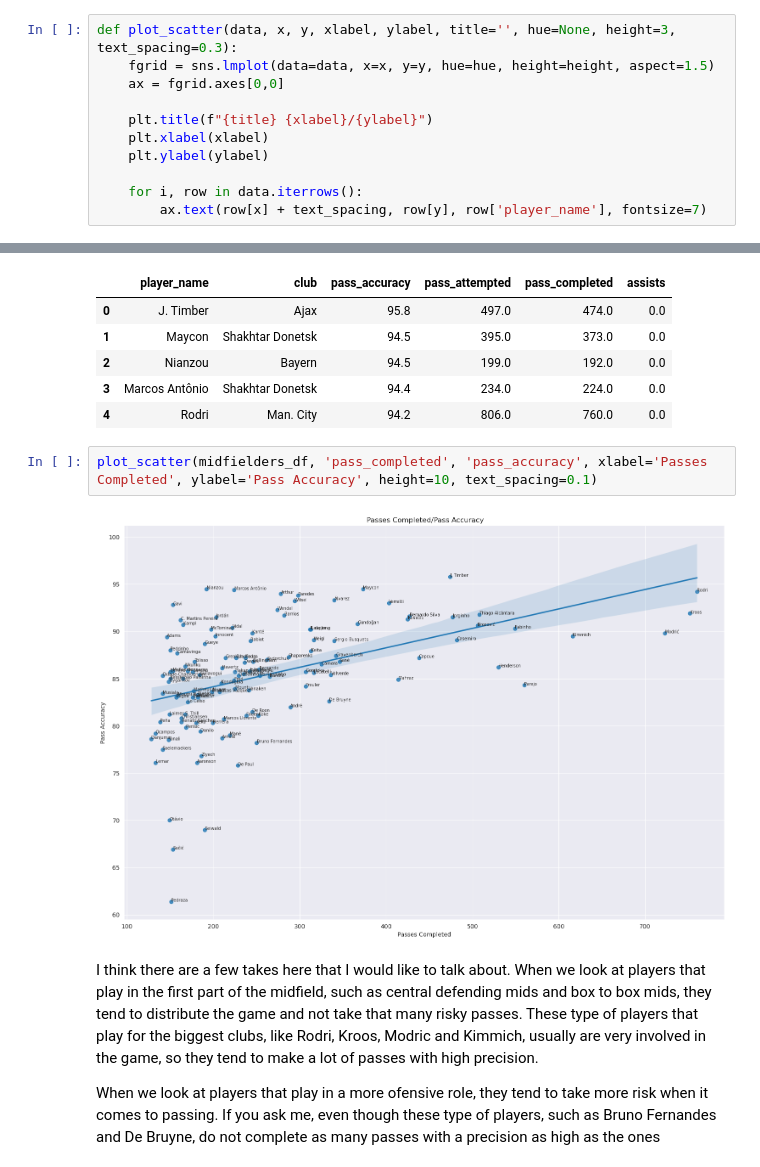
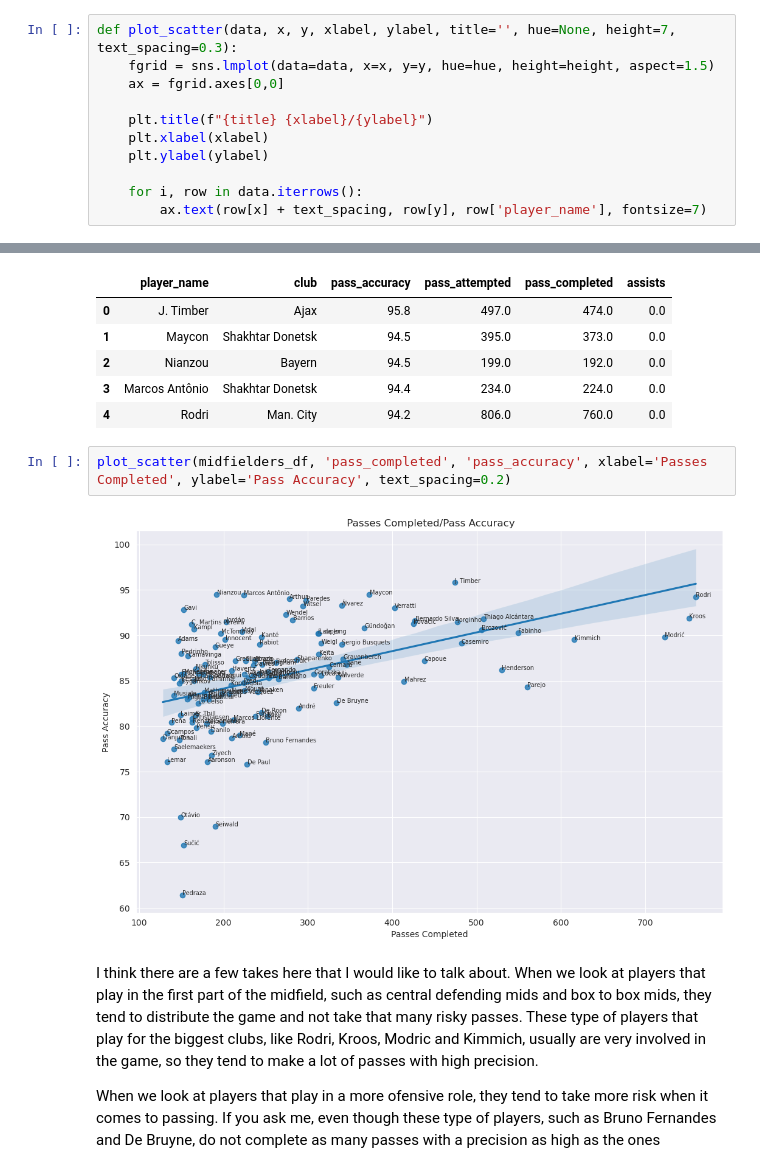
Before and after one commit to caiomelo22/20-21-Champions-League-Analysis, a Jupyter notebook: notebooke5ae0d8453.ipynb, the cells around one changed output, grey strips where cells are left out. Drawn from its saved outputs; the diff is of its cells as text.

Commit message:
Readjusting chart sizes

```diff
--- a/notebooke5ae0d8453.ipynb
+++ b/notebooke5ae0d8453.ipynb
@@ -103,7 +103,7 @@ players_df.describe()
 # %% [markdown]
 Now, we are going to scatterplot the goals/shots for fowards
 # %%
-def plot_scatter(data, x, y, xlabel, ylabel, title='', hue=None, height=3, text_spacing=0.3):
+def plot_scatter(data, x, y, xlabel, ylabel, title='', hue=None, height=7, text_spacing=0.3):
     fgrid = sns.lmplot(data=data, x=x, y=y, hue=hue, height=height, aspect=1.5)
     ax = fgrid.axes[0,0]
 
@@ -228,9 +228,9 @@ midfielders_df.loc[:, midfielder_cols].head()
 | 3 | Marcos Antônio | Shakhtar Donetsk | 94.4 | 234.0 | 224.0 | 0.0 |
 | 4 | Rodri | Man. City | 94.2 | 806.0 | 760.0 | 0.0 |
 # %%
-plot_scatter(midfielders_df, 'pass_completed', 'pass_accuracy', xlabel='Passes Completed', ylabel='Pass Accuracy', height=10, text_spacing=0.1)
+plot_scatter(midfielders_df, 'pass_completed', 'pass_accuracy', xlabel='Passes Completed', ylabel='Pass Accuracy', text_spacing=0.2)
 # %% [output]
-[figure, old version]
+[figure, new version]
 # %% [markdown]
 I think there are a few takes here that I would like to talk about. When we look at players that play in the first part of the midfield, such as central defending mids and box to box mids, they tend to distribute the game and not take that many risky passes. These type of players that play for the biggest clubs, like Rodri, Kroos, Modric and Kimmich, usually are very involved in the game, so they tend to make a lot of passes with high precision.
 
```
Also changed, not shown: parts of 6 cells of this notebook.
